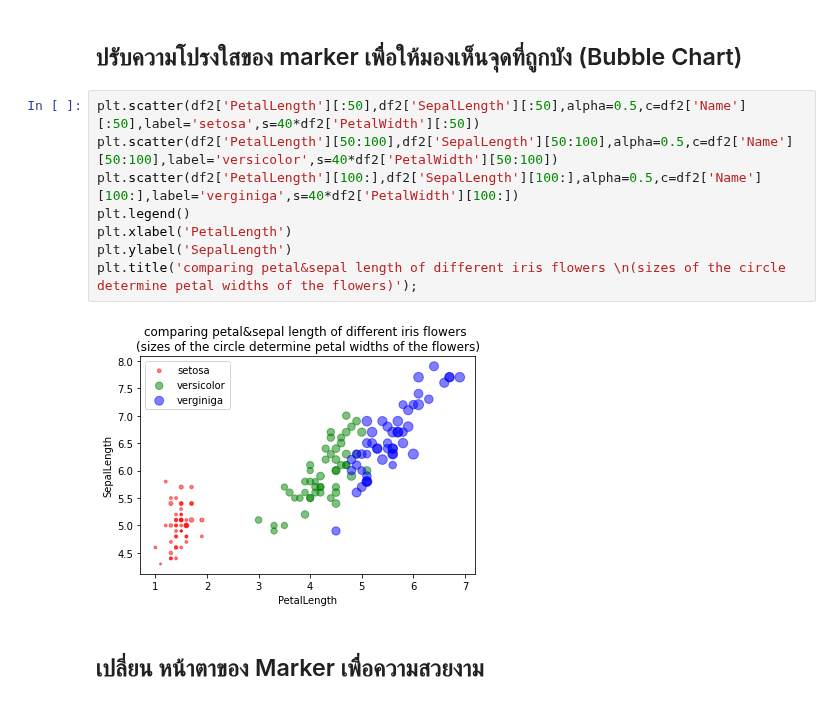
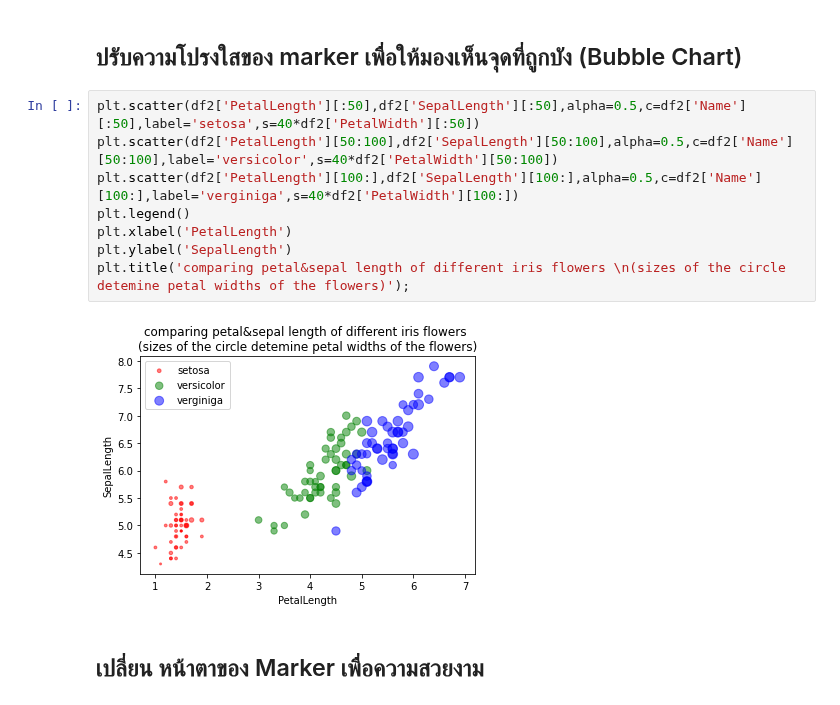
Before and after one commit to chutimaq/BasicProg_DataViz65, a Jupyter notebook: DataViz02_Data_Distribution_.ipynb, the cells around one changed output. Drawn from its saved outputs; the diff is of its cells as text.

```diff
--- a/DataViz02_Data_Distribution_.ipynb
+++ b/DataViz02_Data_Distribution_.ipynb
@@ -128,13 +128,13 @@ plt.title('comparing petal&sepal length of different iris flowers');
 # %%
 plt.scatter(df2['PetalLength'][:50],df2['SepalLength'][:50],alpha=0.5,c=df2['Name'][:50],label='setosa',s=40*df2['PetalWidth'][:50])
 plt.scatter(df2['PetalLength'][50:100],df2['SepalLength'][50:100],alpha=0.5,c=df2['Name'][50:100],label='versicolor',s=40*df2['PetalWidth'][50:100])
 plt.scatter(df2['PetalLength'][100:],df2['SepalLength'][100:],alpha=0.5,c=df2['Name'][100:],label='verginiga',s=40*df2['PetalWidth'][100:])
 plt.legend()
 plt.xlabel('PetalLength')
 plt.ylabel('SepalLength')
-plt.title('comparing petal&sepal length of different iris flowers \n(sizes of the circle determine petal widths of the flowers)');
+plt.title('comparing petal&sepal length of different iris flowers \n(sizes of the circle detemine petal widths of the flowers)');
 # %% [output]
-[figure, old version]
+[figure, new version]
 # %% [markdown]
 ## เปลี่ยน หน้าตาของ Marker เพื่อความสวยงาม
 # %%
```
Also changed, not shown: parts of 38 cells of this notebook.
